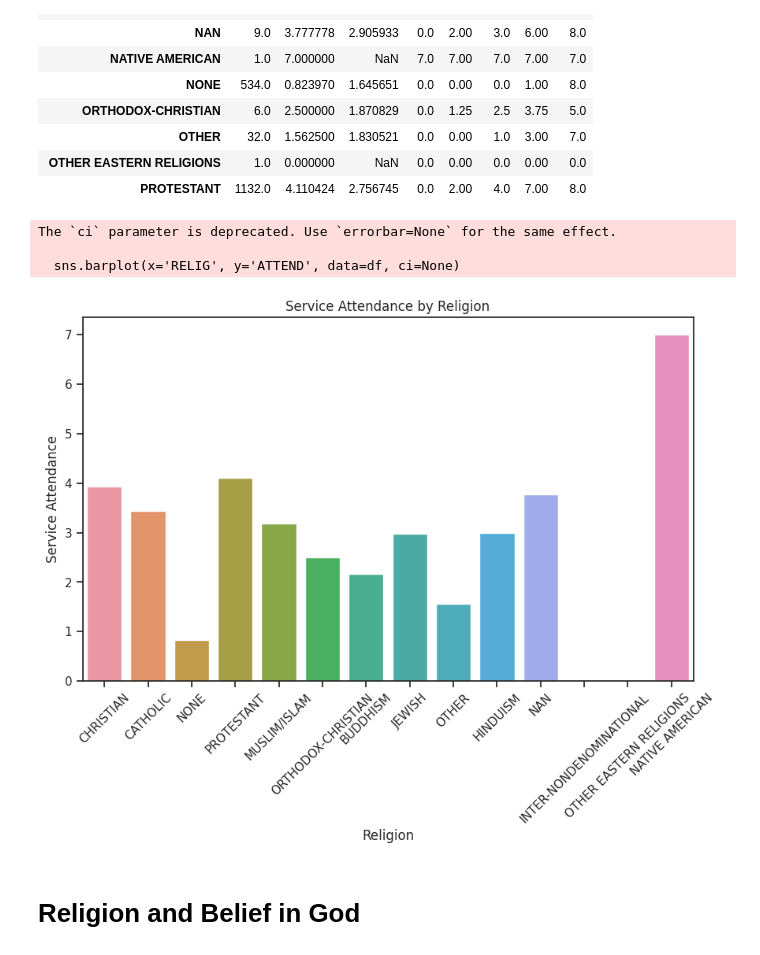
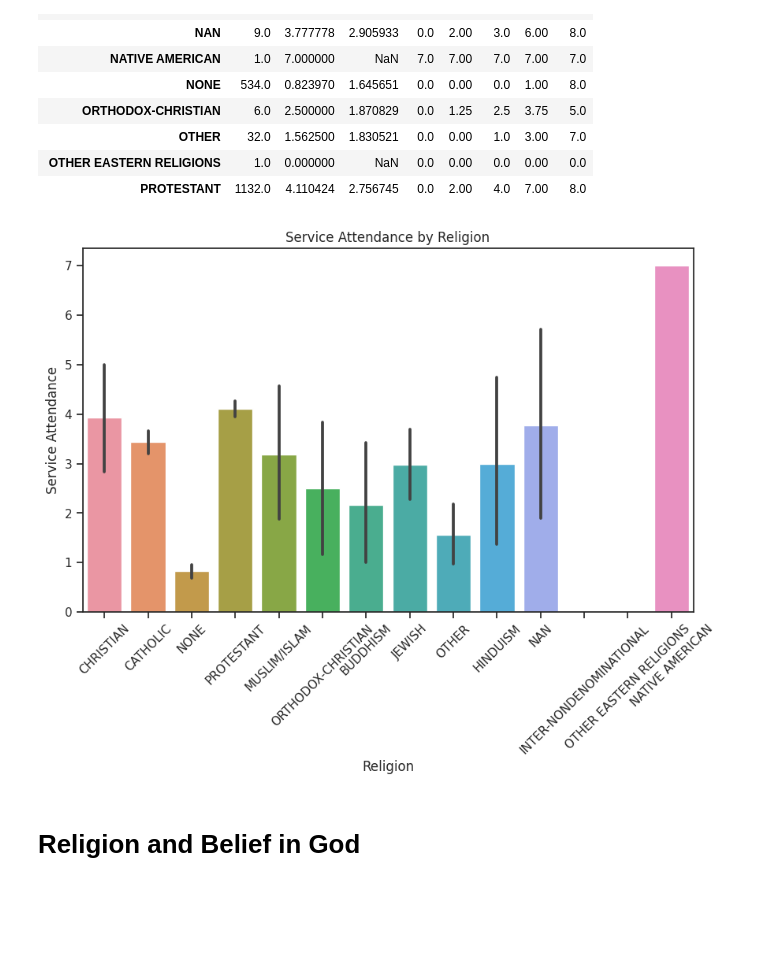
Before and after one commit to DS3001/group14, a Jupyter notebook: Colette_Visualization.ipynb, the cells around one changed output. Drawn from its saved outputs; the diff is of its cells as text; code cells hidden in the pictures; blank space fills up the shorter version.

```diff
--- a/Colette_Visualization.ipynb
+++ b/Colette_Visualization.ipynb
@@ -97,17 +97,14 @@ attend_stats
 | PROTESTANT | 1132.0 | 4.110424 | 2.756745 | 0.0 | 2.00 | 4.0 | 7.00 | 8.0 |
 # %%
 plt.figure(figsize=(10, 6))
-sns.barplot(x='RELIG', y='ATTEND', data=df, ci=None)
+sns.barplot(x='RELIG', y='ATTEND', data=df)
 plt.xlabel('Religion')
 plt.ylabel('Service Attendance')
 plt.title('Service Attendance by Religion')
 plt.xticks(rotation=45)
 plt.show()
 # %% [output]
-The `ci` parameter is deprecated. Use `errorbar=None` for the same effect.
-
-  sns.barplot(x='RELIG', y='ATTEND', data=df, ci=None)
-[figure, old version]
+[figure, new version]
 # %% [markdown]
 # Religion and Belief in God
 # %%
```
